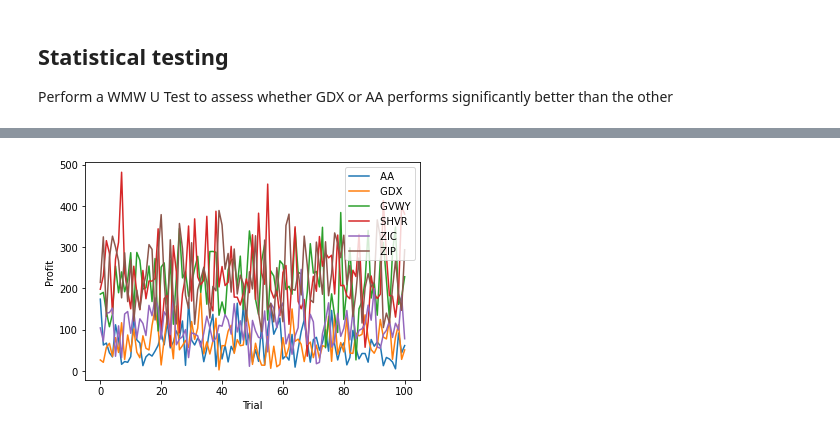
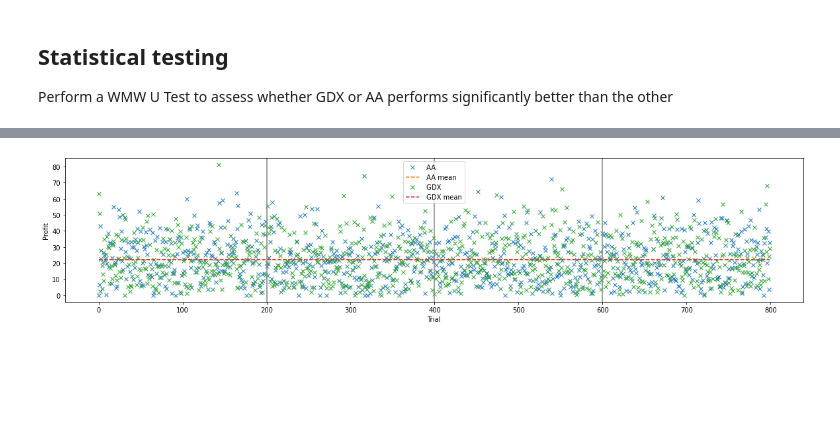
Before and after one commit to janderson3435/CA3-Experiment-Design-and-Hypothesis-Testing, a Jupyter notebook: CA3-Notebook-JA.ipynb, the cells around one changed output, grey strips where cells are left out. Drawn from its saved outputs; the diff is of its cells as text; code cells hidden in the pictures; blank space fills up the shorter version.

Commit message:
all experiments completed

```diff
--- a/CA3-Notebook-JA.ipynb
+++ b/CA3-Notebook-JA.ipynb
@@ -202,11 +162,15 @@ plt.show()
 # %% [output]
 [figure]
 # %%
+# Experiment code
+# M1
+trials_per_market = 200
+
 sellers_spec = [("ZIP", 5),("ZIC", 5),("SHVR", 5),("GVWY", 5),("AA",5),("GDX",5)]
 buyers_spec = sellers_spec
 traders_spec = {"sellers":sellers_spec, "buyers":buyers_spec}
 
-sup_range = (100, 200)
+sup_range = (10, 50)
 dem_range = sup_range
 
 start_time = 0
@@ -229,7 +193,7 @@ tdump.write('%s, %s, ' % ('best bid','best offer'))
 tdump.write('\n');
 
 trial = 0
-while trial <= 100:
+while trial < trials_per_market:
         # trial_id = 'trial%04d' % trial
         trial_id = trial
         market_session(trial_id, start_time, end_time, traders_spec, order_sched, tdump, False, True)
@@ -271,20 +325,28 @@ trials_df.head()
 # %%
 fig = plt.figure()
 x = trials_df.iloc[:,0]
 ax = plt.subplot(111)
 
+
 for i in range(0,6):
     y = trials_df.iloc[:,4*i+7]
+    y_mean = [np.mean(y)]*len(x)
 
-    ax.plot(x,y,label = trades_df.iloc[:,4*i+4][0])
+    if((trades_df.iloc[:,4*i+4][0] == ' AA') | (trades_df.iloc[:,4*i+4][0] == " GDX")):
+        ax.plot(x,y,'x', markersize = 6,label = trades_df.iloc[:,4*i+4][0])
+        mean_line = ax.plot(x,y_mean, linestyle='--', label = trades_df.iloc[:,4*i+4][0] + " mean")
 
-#plt.xlim(0,300)
+ax.axvline(x=trials_per_market, color='grey')
+ax.axvline(x=2*trials_per_market, color='grey')
+ax.axvline(x=3*trials_per_market, color='grey')
+
+plt.rcParams['figure.figsize'] = [20, 4]
 plt.xlabel('Trial')
 plt.ylabel('Profit')
 ax.legend()
 plt.show()
 # %% [output]
-[figure, old version]
+[figure, new version]
 # %%
 AA_balances = trials_df.iloc[:,7]
 GDX_balances = trials_df.iloc[:,11]
```
Also changed, not shown: parts of 16 cells of this notebook, 1 other file.
